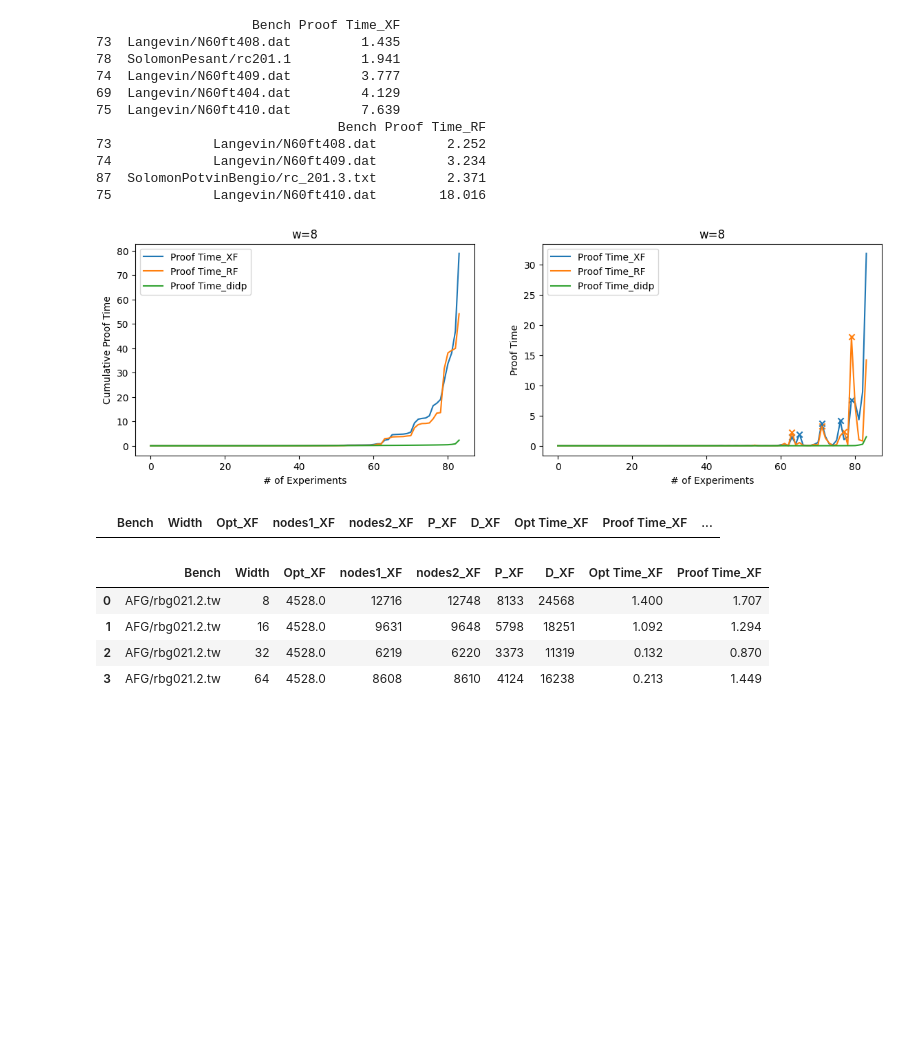
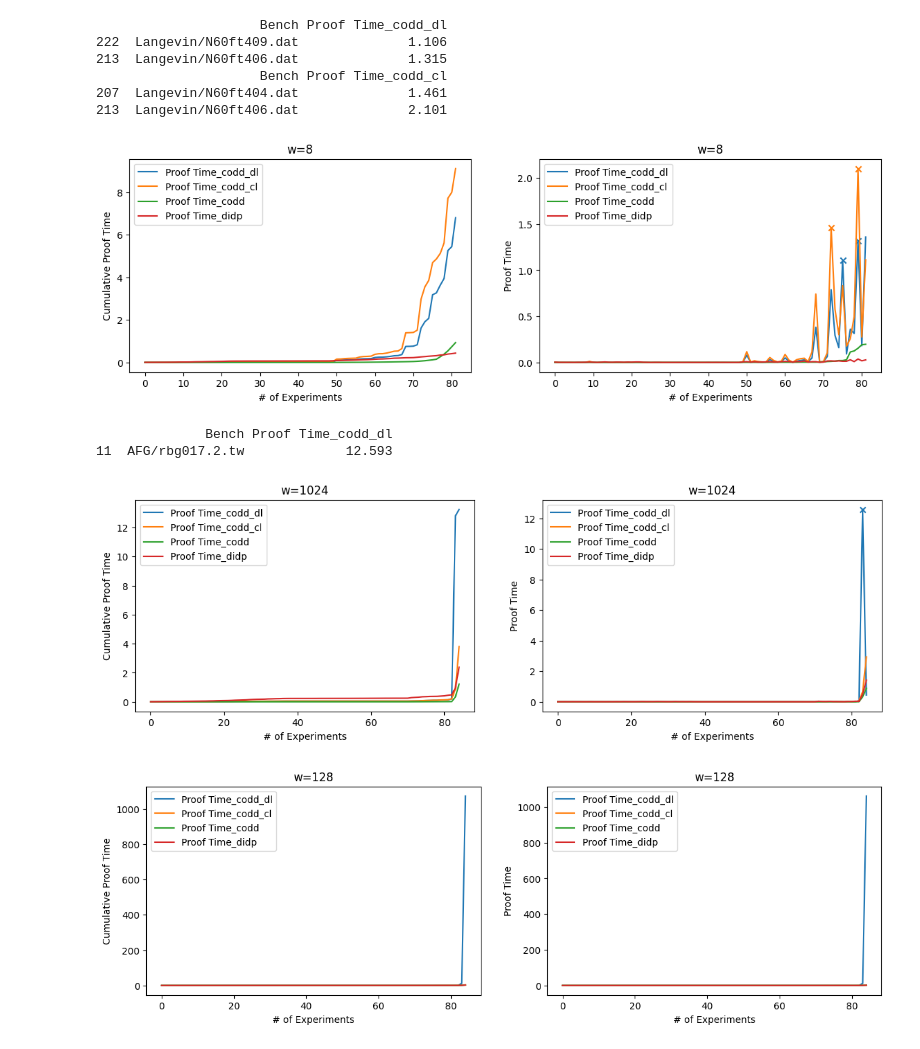
Before and after one commit to ldmbouge/CODD, a Jupyter notebook: experiments/gen.ipynb, the cells around one changed output. Cells and saved outputs as stored; diff of their text form; code cells hidden in the pictures; blank space fills up the shorter version.

```diff
--- a/experiments/gen.ipynb
+++ b/experiments/gen.ipynb
@@ -62,8 +63,8 @@ triangular = ['toy/toy1.tw','Dumas/n20w60.003.txt','Dumas/n20w20.005.txt','Dumas
 # %%
-exp1 = experiment_to_df_tsptw('tsptw_TO_100s/tsptw_XFLD_ddolocal_final', scale_opt=10000.0); exp1['Bench'] = exp1['Bench'].str.split('/').str[-2:].str.join('/')
+exp1 = experiment_to_df_tsptw('tsptw_TO_100s/tsptw_XFLD_ddolocal_final_testlgf', scale_opt=10000.0); exp1['Bench'] = exp1['Bench'].str.split('/').str[-2:].str.join('/')
 exp2 = experiment_to_df_tsptw('tsptw_TO_100s/tsptw_XFLD_coddlocal_final', scale_opt=10000.0); exp2['Bench'] = exp2['Bench'].str.split('/').str[-2:].str.join('/')
 exp3 = experiment_to_df_tsptw('tsptw_TO_100s/tsptw_XFLD_codd_final', scale_opt=10000.0); exp3['Bench'] = exp3['Bench'].str.split('/').str[-2:].str.join('/')
-exp4 = experiment_to_df_tsptw('tsptw_TO_100s/tsptw_didp_final', scale_opt=10000.0, opt_name='Opt_didp', patterns=[r'(\S+)', f'T.O.|t: ({flt}), cost: (\\d+)'], labels_list=[['Bench'],['Proof Time_didp', 'Opt_didp']], types_list=[[str],[f64_TO, i32]]); exp4['Bench'] = exp4['Bench'].str.split('/').str[-2:].str.join('/')
+exp4 = experiment_to_df_tsptw('tsptw_TO_100s/tsptw_didp_final', scale_opt=10000.0, opt_name='Opt', patterns=[r'(\S+)', f'T.O.|t: ({flt}), cost: (\\d+)'], labels_list=[['Bench'],['Proof Time', 'Opt']], types_list=[[str],[f64_TO, i32]]); exp4['Bench'] = exp4['Bench'].str.split('/').str[-2:].str.join('/')
 
 # exp1 = experiment_to_df_tsptw('tsptw_TO_1000s_realfixlocal_tri/tsptw_XFL_1000', scale_opt=10000.0); exp1['Bench'] = exp1['Bench'].str.split('/').str[-2:].str.join('/')
 # exp2 = experiment_to_df_tsptw('tsptw_TO_1000s_realfixlocal_tri/tsptw_RFL_1000', scale_opt=10000.0); exp2['Bench'] = exp2['Bench'].str.split('/').str[-2:].str.join('/')
@@ -75,9 +76,13 @@ exp4 = experiment_to_df_tsptw('tsptw_TO_100s/tsptw_didp_final', scale_opt=10000.
 # exp2 = exp2[exp2['Opt'].notna()]
 
 L = 0; R = 1
-suffixes = ('_codd_dl', '_codd_cd', '_codd', 'didp')
-# suffixes = ('_XF', '_RF', '_x', '_y')
-merge = pd.merge(exp1, exp2, on=['Bench', 'Width'], how='inner', suffixes=suffixes[:2]).merge(exp3, on=['Bench'], how='inner')#.merge(exp4, on=['Bench'], how='inner')
+suffixes = ('_codd_dl', '_codd_cl', '_codd', '_didp')
+exp1.columns = exp1.columns.map(lambda name: name+suffixes[0] if name not in ('Width', 'Bench') else name)
+exp2.columns = exp2.columns.map(lambda name: name+suffixes[1] if name not in ('Width', 'Bench') else name)
+exp3.columns = exp3.columns.map(lambda name: name+suffixes[2] if name not in ('Width', 'Bench') else name)
+exp4.columns = exp4.columns.map(lambda name: name+suffixes[3] if name not in ('Width', 'Bench') else name)
+
+merge = pd.merge(exp1, exp2, on=['Bench', 'Width'], how='inner').merge(exp3, on=['Bench', 'Width'], how='inner').merge(exp4, on=['Bench'], how='inner')
 final = merge #merge[merge["Bench"].isin(triangular)]
 #final[~final.notna()] = 'T.O.'
 final
@@ -113,9 +132,11 @@ for w in set(final['Width']):
     print(f'w={w}')
     average_speedup(0,1,w)
     average_speedup(0,2,w)
+    average_speedup(0,3,w)
     print(f'ignoring {suffixes[L]} < 1s')
     average_speedup(0,1,w,exclude_below_L=1)
     average_speedup(0,2,w,exclude_below_L=1)
+    average_speedup(0,3,w,exclude_below_L=1)
     print()
 # %% [output]
 w=8
@@ -162,0 +202,2 @@ TO_solves(0,2)
+# %%
+final = final.dropna() #need NaN rows to compute above, but don't want for plots
@@ -185,6 +253,6 @@ rows where Opt_XF and Opt_didp disagree:
 # %%
 plt.rcParams['figure.figsize'] = [14,4]
-def cum_plot(df, column, log=False, ep=1e-6, sort_by=0, title='', find_peaks=None):
+def cum_plot(df, column, log=False, ep=1e-6, sort_by=0, title='', find_peaks=None, peak_time=1):
     s = [suffix for suffix in suffixes if (f'{column}{suffix}' in df.columns)]
     for suffix in s:
         df = df[df[f'{column}{suffix}'] != 'T.O.']
@@ -195,6 +263,7 @@ def cum_plot(df, column, log=False, ep=1e-6, sort_by=0, title='', find_peaks=Non
 
     Ys = np.array([np.cumsum(df[f'{column}{suffix}']) for suffix in s])
     if log:
+        #Ys = np.array([[y+ep if y else y for y in Ys[i,:]] for i in range(len(Ys))])
         Ys += ep
         ax1.set_yscale('log')
     X = np.arange(Ys.shape[1])
@@ -207,6 +276,7 @@ def cum_plot(df, column, log=False, ep=1e-6, sort_by=0, title='', find_peaks=Non
 
     Ys = np.array([df[f'{column}{suffix}'] for suffix in s])
     if log:
+        #Ys = np.array([[y+ep if y else y for y in Ys[i,:]] for i in range(len(Ys))])
         Ys += ep
         ax2.set_yscale('log')
     X = np.arange(Ys.shape[1])
@@ -217,9 +287,11 @@ def cum_plot(df, column, log=False, ep=1e-6, sort_by=0, title='', find_peaks=Non
         for i in find_peaks:
             Y = Ys[i]
             dY = np.diff(Y)
-            peaks = np.where((dY[:-1] > 0) & (dY[1:] < 0) & (np.abs(Y[1:-1]-Ys[sort_by][1:-1]) > 1))[0] + 1
+            peaks = np.where((dY[:-1] > 0) & (dY[1:] < 0) & (np.abs(Y[1:-1]-Ys[sort_by][1:-1]) > peak_time))[0] + 1
             ax2.scatter(X[peaks],Y[peaks],marker='x')
-            print(df.iloc[peaks][['Bench', f'Proof Time{suffixes[i]}']])
+            bad_instances = df.iloc[peaks][['Bench', f'Proof Time{suffixes[i]}']]
+            if len(bad_instances) > 0:
+                print(bad_instances)
 
     ax2.set_xlabel('# of Experiments')
     ax2.set_ylabel(f'{column} (log)' if log else f'{column}')
@@ -229,28 +306,15 @@ def cum_plot(df, column, log=False, ep=1e-6, sort_by=0, title='', find_peaks=Non
 # %%
 for w in set(final['Width']):
-    cum_plot(final[final['Width']==w], 'Proof Time', sort_by=2, find_peaks=[0,1], title=f"w={w}")
+    cum_plot(final[final['Width']==w], 'Proof Time', sort_by=2, find_peaks=[0,1,2,3], peak_time=1, title=f"w={w}")
 # %% [output]
-                    Bench Proof Time_XF
-73  Langevin/N60ft408.dat         1.435
-78  SolomonPesant/rc201.1         1.941
-74  Langevin/N60ft409.dat         3.777
-69  Langevin/N60ft404.dat         4.129
-75  Langevin/N60ft410.dat         7.639
-                               Bench Proof Time_RF
-73             Langevin/N60ft408.dat         2.252
-74             Langevin/N60ft409.dat         3.234
-87  SolomonPotvinBengio/rc_201.3.txt         2.371
-75             Langevin/N60ft410.dat        18.016
+                     Bench Proof Time_codd_dl
+222  Langevin/N60ft409.dat              1.106
+213  Langevin/N60ft406.dat              1.315
+                     Bench Proof Time_codd_cl
+207  Langevin/N60ft404.dat              1.461
+213  Langevin/N60ft406.dat              2.101
-[figure, old version]
+[figure, new version]
+              Bench Proof Time_codd_dl
+11  AFG/rbg017.2.tw             12.593
+[figure, added]
+[figure, added]
-# %%
-final[final['Bench']=='AFG/rbg021.2.tw']
-# %% [output]
-|  | Bench | Width | Opt_XF | nodes1_XF | nodes2_XF | P_XF | D_XF | Opt Time_XF | Proof Time_XF | ... |
-# %%
-pd.DataFrame({'Bench':['AFG/rbg021.2.tw']*4, 'Width':[8,16,32,64], 'Opt_XF':[4528.]*4, 'nodes1_XF':[12716,9631,6219,8608], 'nodes2_XF':[12748,9648,6220,8610], 'P_XF':[8133,5798,3373,4124], 'D_XF':[24568,18251,11319,16238], 'Opt Time_XF':[1.39999999,1.092,0.132,0.213], 'Proof Time_XF':[1.707, 1.294,0.87,1.449]})
-# %% [output]
-|  | Bench | Width | Opt_XF | nodes1_XF | nodes2_XF | P_XF | D_XF | Opt Time_XF | Proof Time_XF |
-| 0 | AFG/rbg021.2.tw | 8 | 4528.0 | 12716 | 12748 | 8133 | 24568 | 1.400 | 1.707 |
-| 1 | AFG/rbg021.2.tw | 16 | 4528.0 | 9631 | 9648 | 5798 | 18251 | 1.092 | 1.294 |
-| 2 | AFG/rbg021.2.tw | 32 | 4528.0 | 6219 | 6220 | 3373 | 11319 | 0.132 | 0.870 |
-| 3 | AFG/rbg021.2.tw | 64 | 4528.0 | 8608 | 8610 | 4124 | 16238 | 0.213 | 1.449 |
```
Also changed, not shown: parts of 29 cells of this notebook, 2 other files.
